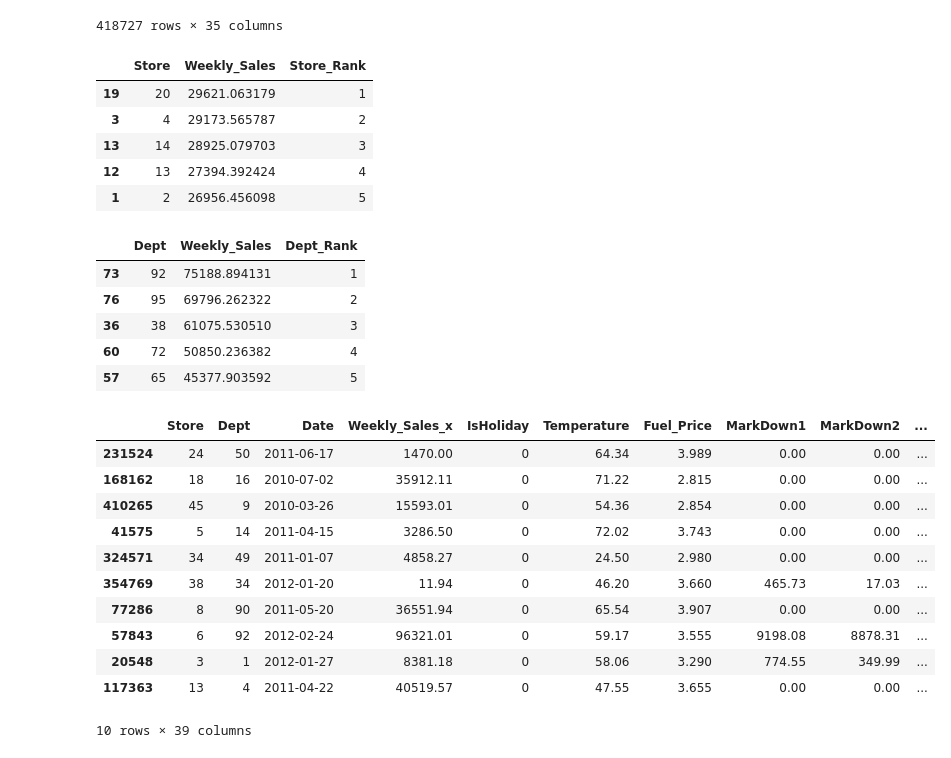
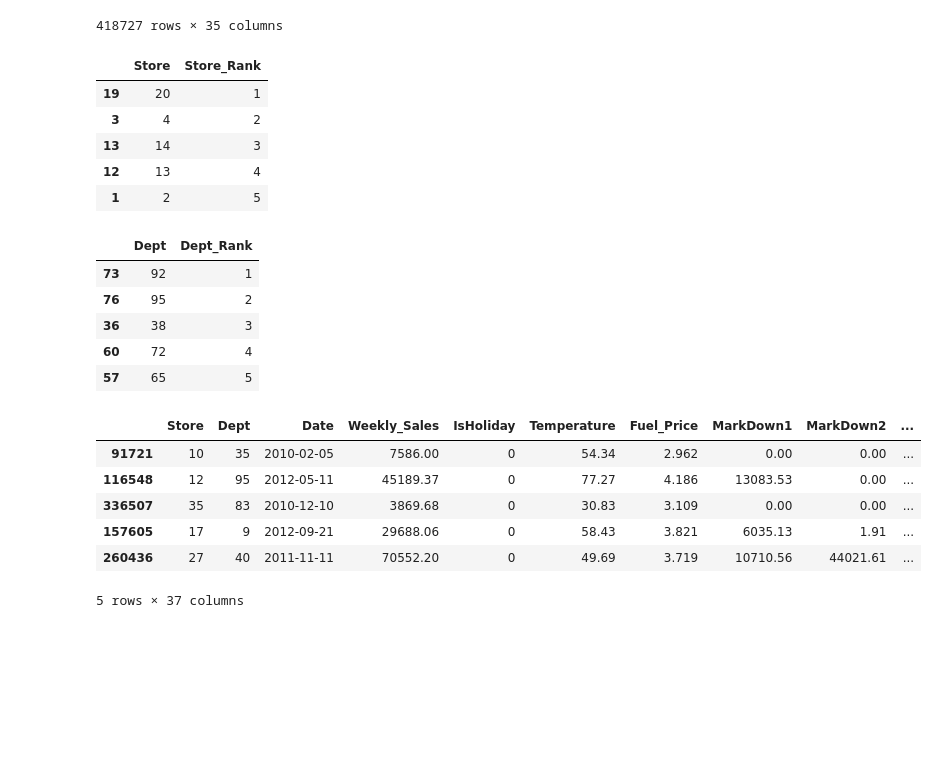
Before and after one commit to Imran1hp/Walmart_sales_prediction, a Jupyter notebook: Walmart_Sales_Prediction.ipynb, the cells around one changed output. Saved outputs shown, nothing was run; the diff lists cells and outputs as text; code cells hidden in the pictures; blank space fills up the shorter version.

```diff
--- a/Walmart_Sales_Prediction.ipynb
+++ b/Walmart_Sales_Prediction.ipynb
@@ -549,43 +549,40 @@ create_performer_feat(merged_df)
 store_rank_df = merged_df.groupby("Store",as_index=False)['Weekly_Sales'].mean()
 store_rank_df = store_rank_df.sort_values('Weekly_Sales',ascending=False)
 store_rank_df["Store_Rank"] =store_rank_df['Weekly_Sales'].rank(ascending=False).astype(int)
+store_rank_df.drop(columns=["Weekly_Sales"],inplace=True)
 # %%
 store_rank_df.head(5)
 # %% [output]
-|  | Store | Weekly_Sales | Store_Rank |
-| 19 | 20 | 29621.063179 | 1 |
-| 3 | 4 | 29173.565787 | 2 |
-| 13 | 14 | 28925.079703 | 3 |
-| 12 | 13 | 27394.392424 | 4 |
-| 1 | 2 | 26956.456098 | 5 |
+|  | Store | Store_Rank |
+| 19 | 20 | 1 |
+| 3 | 4 | 2 |
+| 13 | 14 | 3 |
+| 12 | 13 | 4 |
+| 1 | 2 | 5 |
 # %%
 dept_rank_df = merged_df.groupby("Dept",as_index=False)['Weekly_Sales'].mean()
 dept_rank_df = dept_rank_df.sort_values('Weekly_Sales',ascending=False)
 dept_rank_df['Dept_Rank']= dept_rank_df['Weekly_Sales'].rank(ascending=False).astype(int)
+dept_rank_df.drop(columns=["Weekly_Sales"],inplace=True)
 # %%
 dept_rank_df.head(5)
 # %% [output]
-|  | Dept | Weekly_Sales | Dept_Rank |
-| 73 | 92 | 75188.894131 | 1 |
-| 76 | 95 | 69796.262322 | 2 |
-| 36 | 38 | 61075.530510 | 3 |
-| 60 | 72 | 50850.236382 | 4 |
-| 57 | 65 | 45377.903592 | 5 |
+|  | Dept | Dept_Rank |
+| 73 | 92 | 1 |
+| 76 | 95 | 2 |
+| 36 | 38 | 3 |
+| 60 | 72 | 4 |
+| 57 | 65 | 5 |
 # %%
 merged_df= pd.merge(merged_df,store_rank_df,on="Store",how="left")
 merged_df= pd.merge(merged_df,dept_rank_df,on="Dept",how="left")
 # %%
-merged_df.sample(10)
+merged_df.sample(5)
 # %% [output]
-|  | Store | Dept | Date | Weekly_Sales_x | IsHoliday | Temperature | Fuel_Price | MarkDown1 | MarkDown2 | ... |
-| 231524 | 24 | 50 | 2011-06-17 | 1470.00 | 0 | 64.34 | 3.989 | 0.00 | 0.00 | ... |
-| 168162 | 18 | 16 | 2010-07-02 | 35912.11 | 0 | 71.22 | 2.815 | 0.00 | 0.00 | ... |
-| 410265 | 45 | 9 | 2010-03-26 | 15593.01 | 0 | 54.36 | 2.854 | 0.00 | 0.00 | ... |
-| 41575 | 5 | 14 | 2011-04-15 | 3286.50 | 0 | 72.02 | 3.743 | 0.00 | 0.00 | ... |
-| 324571 | 34 | 49 | 2011-01-07 | 4858.27 | 0 | 24.50 | 2.980 | 0.00 | 0.00 | ... |
-| 354769 | 38 | 34 | 2012-01-20 | 11.94 | 0 | 46.20 | 3.660 | 465.73 | 17.03 | ... |
-| 77286 | 8 | 90 | 2011-05-20 | 36551.94 | 0 | 65.54 | 3.907 | 0.00 | 0.00 | ... |
-| 57843 | 6 | 92 | 2012-02-24 | 96321.01 | 0 | 59.17 | 3.555 | 9198.08 | 8878.31 | ... |
-| 20548 | 3 | 1 | 2012-01-27 | 8381.18 | 0 | 58.06 | 3.290 | 774.55 | 349.99 | ... |
-| 117363 | 13 | 4 | 2011-04-22 | 40519.57 | 0 | 47.55 | 3.655 | 0.00 | 0.00 | ... |
+|  | Store | Dept | Date | Weekly_Sales | IsHoliday | Temperature | Fuel_Price | MarkDown1 | MarkDown2 | ... |
+| 91721 | 10 | 35 | 2010-02-05 | 7586.00 | 0 | 54.34 | 2.962 | 0.00 | 0.00 | ... |
+| 116548 | 12 | 95 | 2012-05-11 | 45189.37 | 0 | 77.27 | 4.186 | 13083.53 | 0.00 | ... |
+| 336507 | 35 | 83 | 2010-12-10 | 3869.68 | 0 | 30.83 | 3.109 | 0.00 | 0.00 | ... |
+| 157605 | 17 | 9 | 2012-09-21 | 29688.06 | 0 | 58.43 | 3.821 | 6035.13 | 1.91 | ... |
+| 260436 | 27 | 40 | 2011-11-11 | 70552.20 | 0 | 49.69 | 3.719 | 10710.56 | 44021.61 | ... |
-10 rows × 39 columns
+5 rows × 37 columns
```
Also changed, not shown: parts of 2 cells of this notebook.
